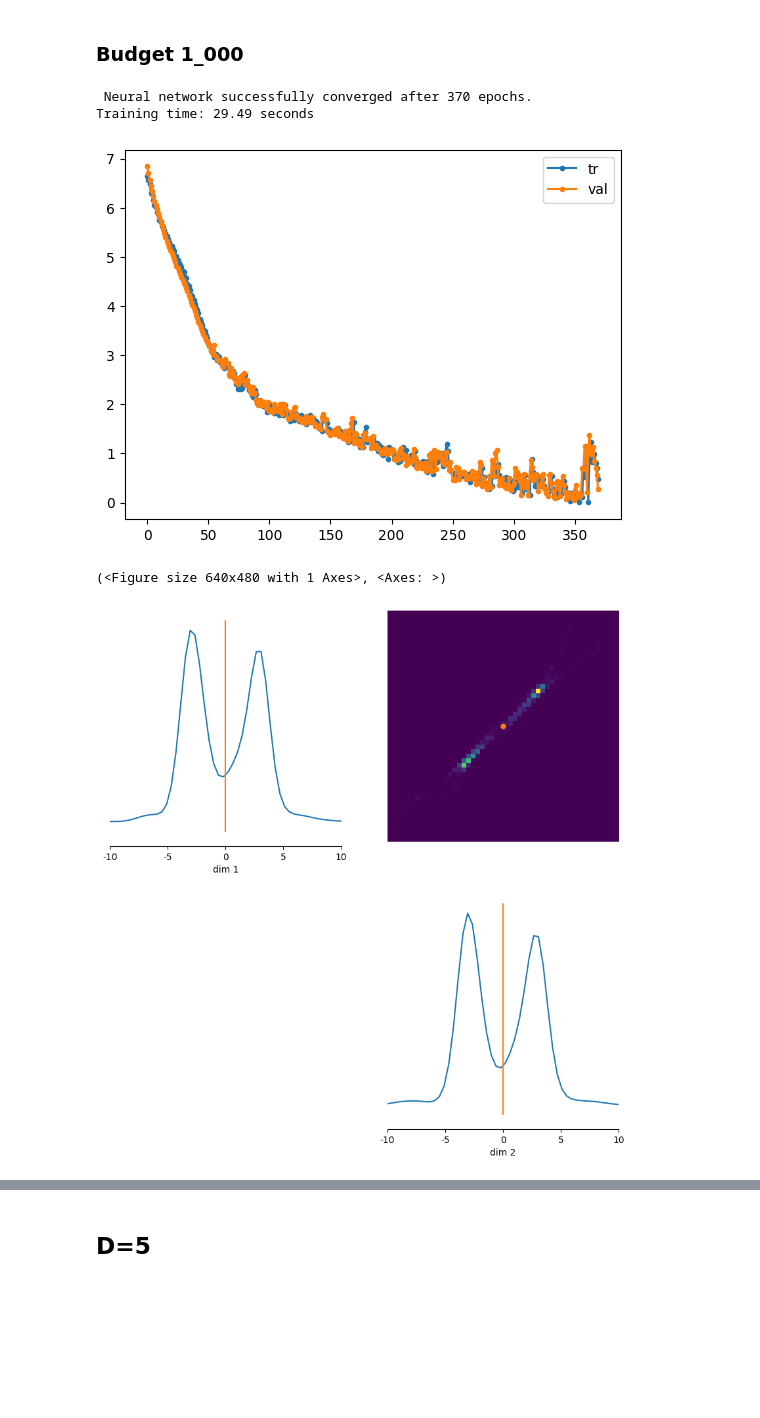
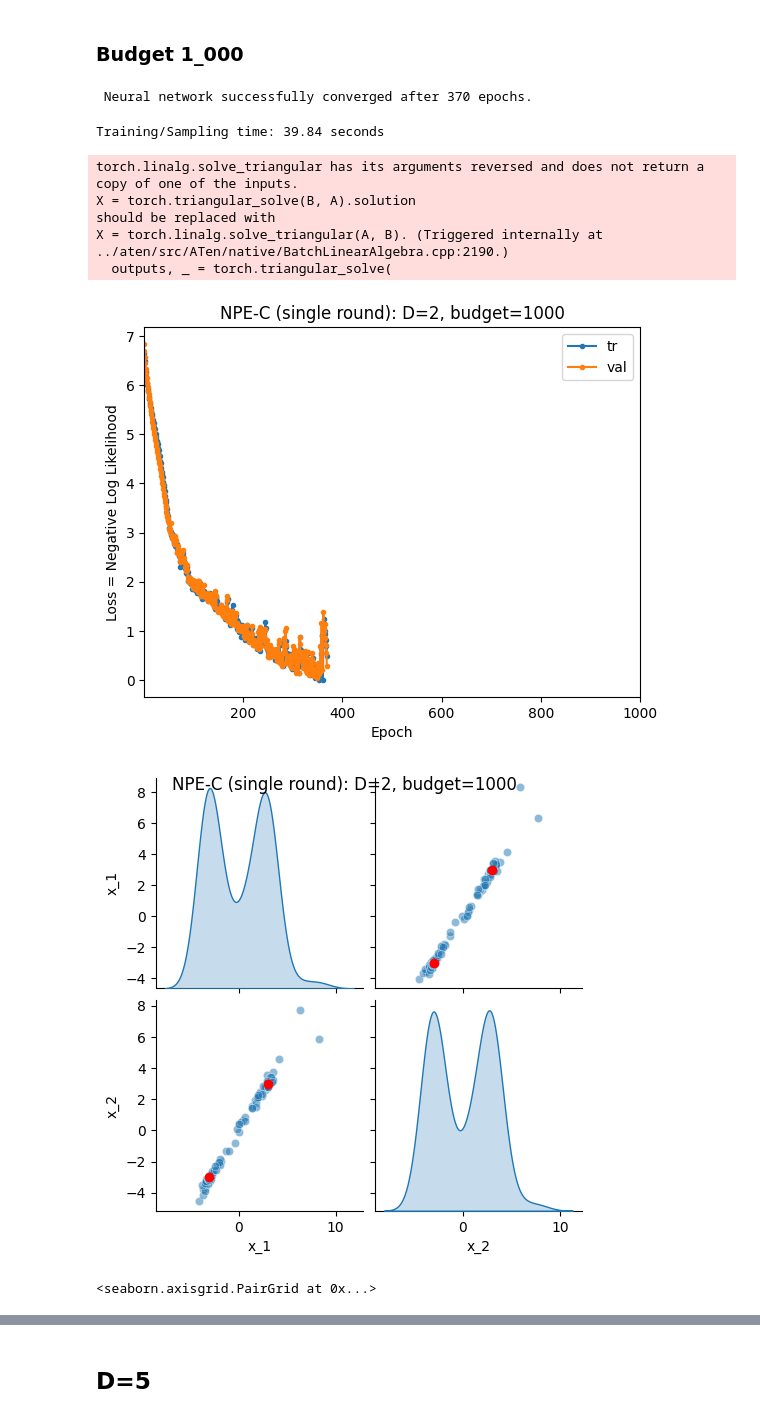
Before and after one commit to TheodoraChrysoula/sbi, a Jupyter notebook: notebooks/bimodal_npe_c.ipynb, the cells around one changed output, grey strips where cells are left out. Cells and saved outputs as stored; diff of their text form; code cells hidden in the pictures; blank space fills up the shorter version.

```diff
--- a/notebooks/bimodal_npe_c.ipynb
+++ b/notebooks/bimodal_npe_c.ipynb
@@ -30,8 +16,11 @@ limits = [-10, 10]
 # %%
+D = 2
 sim = lfi.simulators.BimodalGaussian(sigma_noise=0.1)
 prior = lfi.priors.UniformPrior(low=-10, high=10, dim=D)
-observation = np.zeros(D)
-prior_sbi = prior.sbi_uniform()
+observation = np.zeros((1, D))
+posterior_modes = np.ones((2,D))
+posterior_modes[0,:] = -3.
+posterior_modes[1,:] = 3.
 # %%
 density_estimator_fun = sbi.neural_nets.posterior_nn(
     model='nsf',
@@ -41,28 +30,41 @@ density_estimator_fun = sbi.neural_nets.posterior_nn(
     z_score_theta="independent",
 )
 # %%
-npe_c_single_round = lfi.utils.SingleRoundNPEC(
-    prior=prior_sbi,
+inference = lfi.inference.from_sbi.NPECSingleRound(
+    prior=prior.return_sbi_object(),
     simulator=sim.sample_pytorch,
     observation=observation,
-    density_estimator=density_estimator_fun
 )
 # %% [markdown]
 ### Budget 1_000
 # %%
-tic = timeit.default_timer()
-npe_c_single_round.train(simulation_budget=1_000)
-toc = timeit.default_timer()
-print(f"\nTraining time: {toc - tic:.2f} seconds")
+simulation_budget=1_000
+num_samples = 100
+samples, time = inference.fit_and_sample(
+    budget=simulation_budget,
+    num_samples=num_samples,
+    density_estimator=density_estimator_fun
+)
 # %% [output]
  Neural network successfully converged after 370 epochs.
-Training time: 29.49 seconds
+Training/Sampling time: 39.84 seconds
+torch.linalg.solve_triangular has its arguments reversed and does not return a copy of one of the inputs.
+X = torch.triangular_solve(B, A).solution
+should be replaced with
+X = torch.linalg.solve_triangular(A, B). (Triggered internally at ../aten/src/ATen/native/BatchLinearAlgebra.cpp:2190.)
+  outputs, _ = torch.triangular_solve(
 # %%
-npe_c_single_round.plot_training_summary()
+fig, ax = inference.plot_training_summary(budget=simulation_budget)
 # %% [output]
-[figure, old version]
+[figure, new version]
-(<Figure size 640x480 with 1 Axes>, <Axes: >)
 # %%
-npe_c_single_round.plot_posterior_samples(subset_dims=subset_dims, limits=limits)
+g = inference.plot_posterior_samples(
+    samples=samples,
+    budget=simulation_budget,
+    posterior_modes=posterior_modes,
+    subset_dims=[d for d in range(D)],
+    limits=torch.tensor([-10, 10.]).repeat(D, 1),
+)
 # %% [output]
-[figure, old version]
+[figure, new version]
+<seaborn.axisgrid.PairGrid at 0x...>
```
Also changed, not shown: parts of 35 cells of this notebook, 22 other files.
